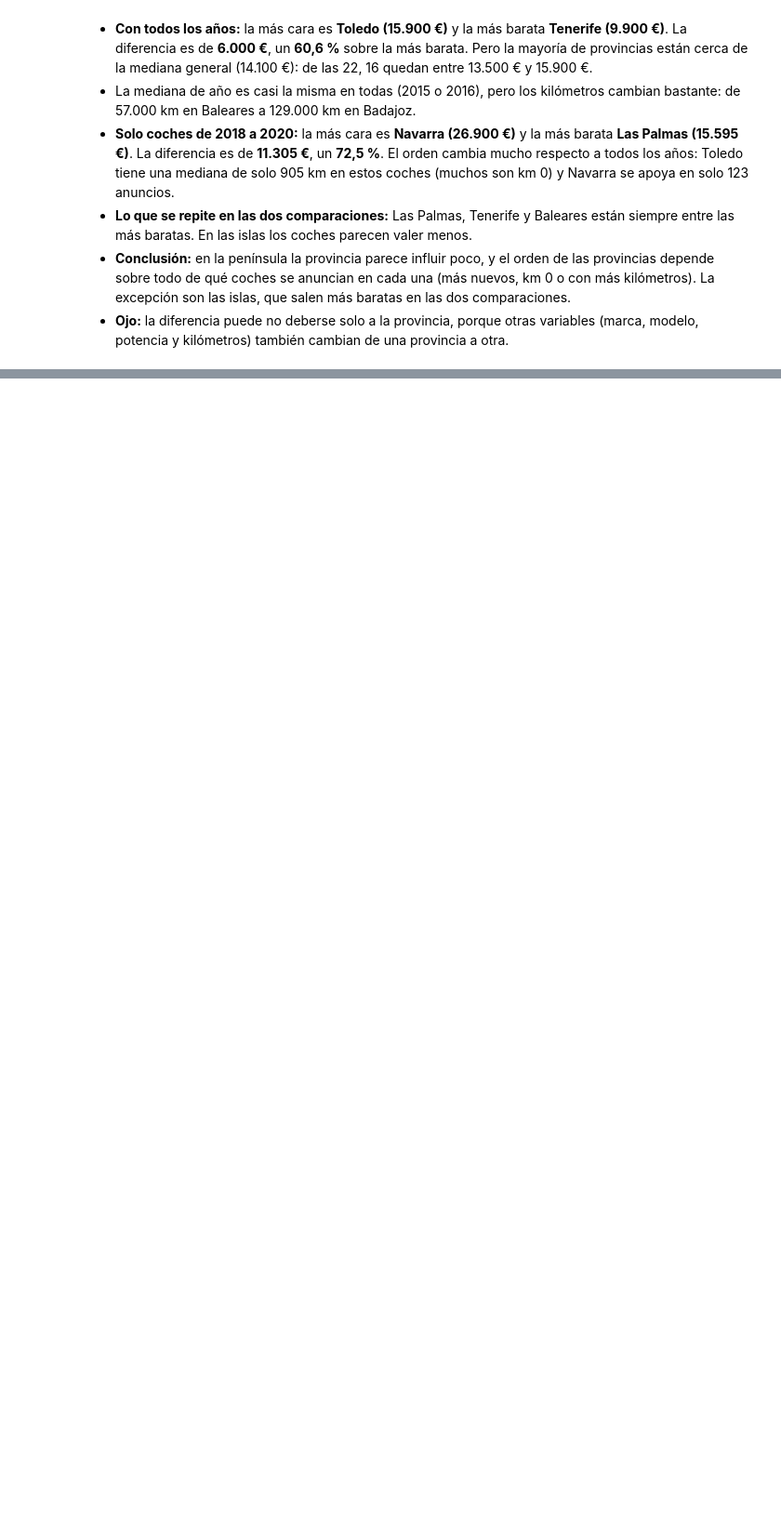
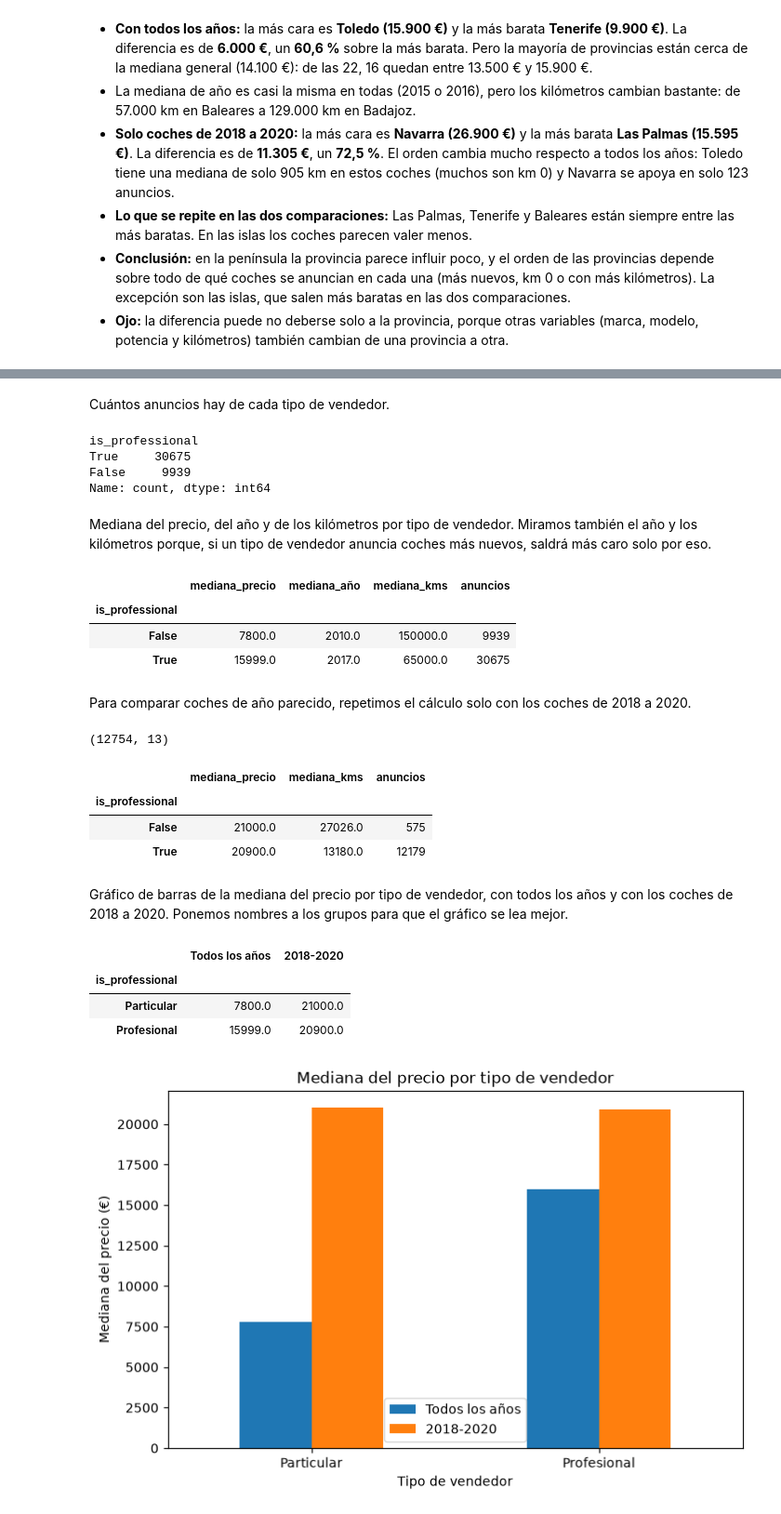
Before and after one commit to rusamen86/tfm-p1-precio-coches, a Jupyter notebook: notebooks/02b_preguntas_eda.ipynb, the cells around one changed output, grey strips where cells are left out. Shown at 93% size. Drawn from its saved outputs; the diff is of its cells as text; code cells hidden in the pictures; blank space fills up the shorter version.

```diff
--- a/notebooks/02b_preguntas_eda.ipynb
+++ b/notebooks/02b_preguntas_eda.ipynb
@@ -718,0 +730,64 @@ Diferencia 2018-2020 (%): 72.5
+# %% [markdown]
+Cuántos anuncios hay de cada tipo de vendedor.
+# %%
+df_p7['is_professional'].value_counts()
+# %% [output]
+is_professional
+True     30675
+False     9939
+Name: count, dtype: int64
+# %% [markdown]
+Mediana del precio, del año y de los kilómetros por tipo de vendedor. Miramos también el año y los kilómetros porque, si un tipo de vendedor anuncia coches más nuevos, saldrá más caro solo por eso.
+# %%
+vendedor = pd.DataFrame()
+vendedor['mediana_precio'] = df_p7.groupby('is_professional')['price'].median()
+vendedor['mediana_año'] = df_p7.groupby('is_professional')['year'].median()
+vendedor['mediana_kms'] = df_p7.groupby('is_professional')['kms'].median()
+vendedor['anuncios'] = df_p7['is_professional'].value_counts()
+vendedor
+# %% [output]
+|  | mediana_precio | mediana_año | mediana_kms | anuncios |
+| is_professional |  |  |  |  |
+| False | 7800.0 | 2010.0 | 150000.0 | 9939 |
+| True | 15999.0 | 2017.0 | 65000.0 | 30675 |
+# %% [markdown]
+Para comparar coches de año parecido, repetimos el cálculo solo con los coches de 2018 a 2020.
+# %%
+df_p7_recientes = df_p7[df_p7['year'] >= 2018]
+df_p7_recientes.shape
+# %% [output]
+(12754, 13)
+# %%
+vendedor_recientes = pd.DataFrame()
+vendedor_recientes['mediana_precio'] = df_p7_recientes.groupby('is_professional')['price'].median()
+vendedor_recientes['mediana_kms'] = df_p7_recientes.groupby('is_professional')['kms'].median()
+vendedor_recientes['anuncios'] = df_p7_recientes['is_professional'].value_counts()
+vendedor_recientes
+# %% [output]
+|  | mediana_precio | mediana_kms | anuncios |
+| is_professional |  |  |  |
+| False | 21000.0 | 27026.0 | 575 |
+| True | 20900.0 | 13180.0 | 12179 |
+# %% [markdown]
+Gráfico de barras de la mediana del precio por tipo de vendedor, con todos los años y con los coches de 2018 a 2020. Ponemos nombres a los grupos para que el gráfico se lea mejor.
+# %%
+grafico_vendedor = pd.DataFrame()
+grafico_vendedor['Todos los años'] = vendedor['mediana_precio']
+grafico_vendedor['2018-2020'] = vendedor_recientes['mediana_precio']
+grafico_vendedor = grafico_vendedor.rename(index={True: 'Profesional', False: 'Particular'})
+grafico_vendedor
+# %% [output]
+|  | Todos los años | 2018-2020 |
+| is_professional |  |  |
+| Particular | 7800.0 | 21000.0 |
+| Profesional | 15999.0 | 20900.0 |
+# %%
+grafico_vendedor.plot(kind='bar', figsize=(8, 5))
+plt.title('Mediana del precio por tipo de vendedor')
+plt.xlabel('Tipo de vendedor')
+plt.ylabel('Mediana del precio (€)')
+plt.xticks(rotation=0)
+plt.savefig('../outputs/figures/10_mediana_precio_por_vendedor.png', bbox_inches='tight')
+plt.show()
+# %% [output]
+[figure, added]
```
Also changed, not shown: parts of 3 cells of this notebook, 2 other files.
